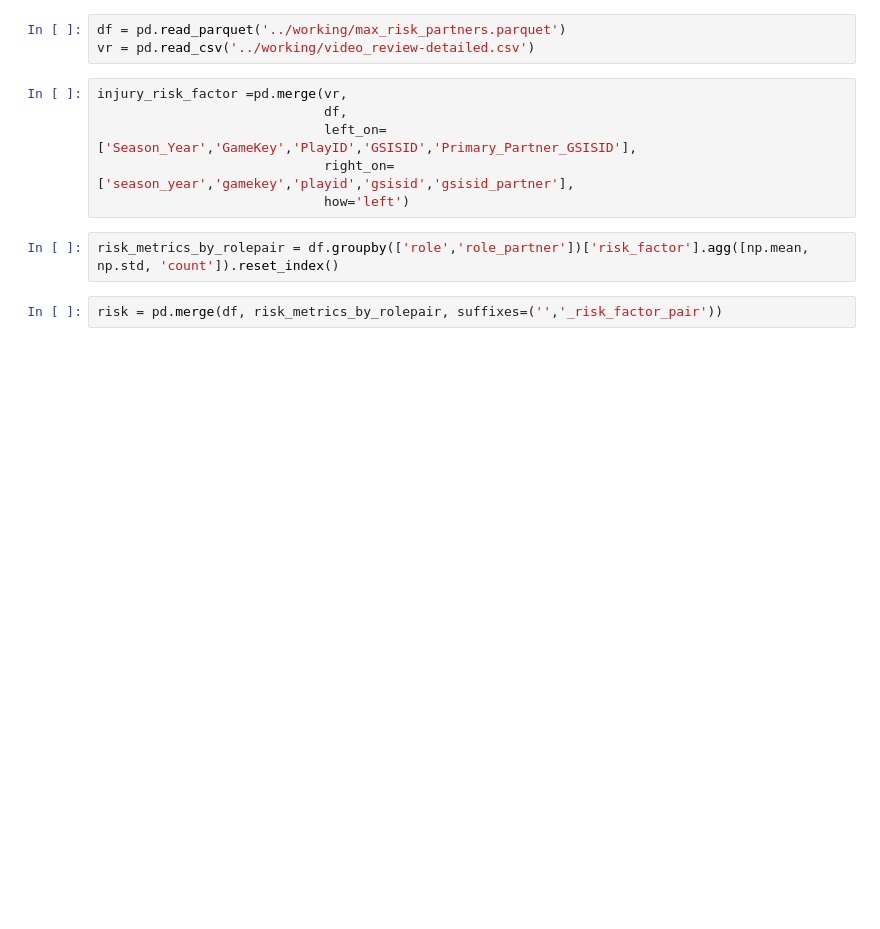
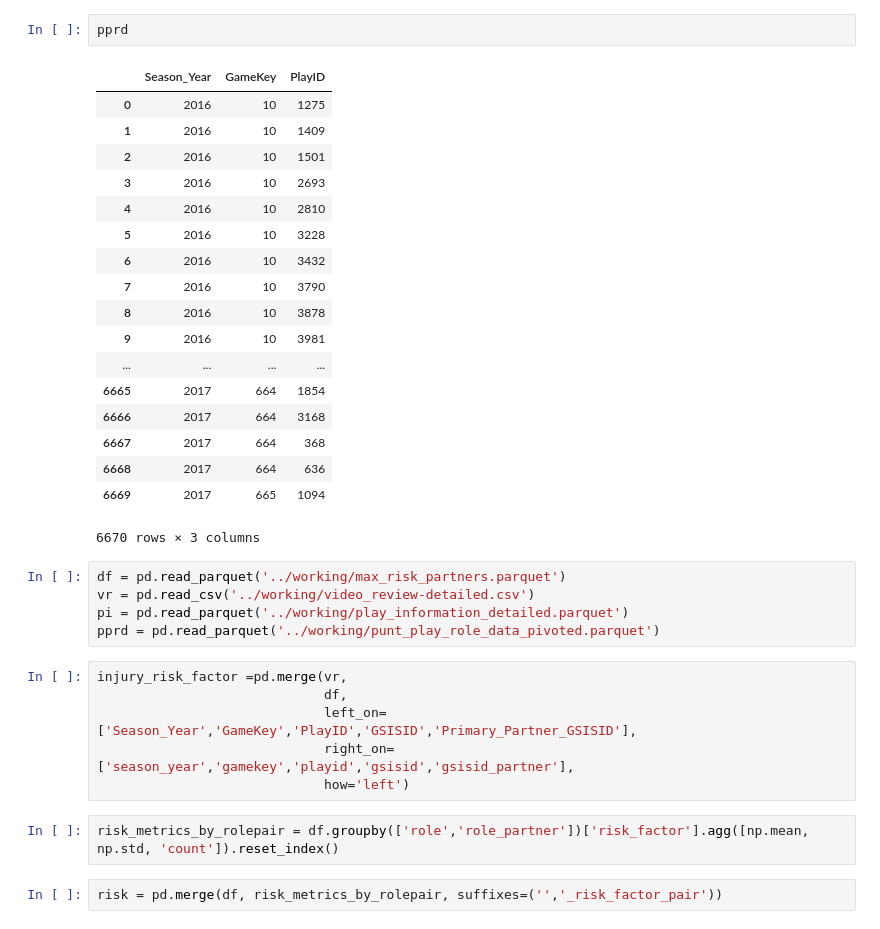
Before and after one commit to RobMulla/kaggle-nfl, a Jupyter notebook: notebooks/Max_Risk_For_Partners.ipynb, the cells around one changed output. Saved outputs shown, nothing was run; the diff lists cells and outputs as text; blank space fills up the shorter version.

```diff
--- a/notebooks/Max_Risk_For_Partners.ipynb
+++ b/notebooks/Max_Risk_For_Partners.ipynb
@@ -19,6 +22,29 @@ pd.options.display.max_columns = 100
+# %%
+pprd
+# %% [output]
+|  | Season_Year | GameKey | PlayID |
+| 0 | 2016 | 10 | 1275 |
+| 1 | 2016 | 10 | 1409 |
+| 2 | 2016 | 10 | 1501 |
+| 3 | 2016 | 10 | 2693 |
+| 4 | 2016 | 10 | 2810 |
+| 5 | 2016 | 10 | 3228 |
+| 6 | 2016 | 10 | 3432 |
+| 7 | 2016 | 10 | 3790 |
+| 8 | 2016 | 10 | 3878 |
+| 9 | 2016 | 10 | 3981 |
+| ... | ... | ... | ... |
+| 6665 | 2017 | 664 | 1854 |
+| 6666 | 2017 | 664 | 3168 |
+| 6667 | 2017 | 664 | 368 |
+| 6668 | 2017 | 664 | 636 |
+| 6669 | 2017 | 665 | 1094 |
+6670 rows × 3 columns
 # %%
 df = pd.read_parquet('../working/max_risk_partners.parquet')
 vr = pd.read_csv('../working/video_review-detailed.csv')
+pi = pd.read_parquet('../working/play_information_detailed.parquet')
+pprd = pd.read_parquet('../working/punt_play_role_data_pivoted.parquet')
 # %%
 injury_risk_factor =pd.merge(vr,
                              df,
```
Also changed, not shown: parts of 10 cells of this notebook, 1 other file.
